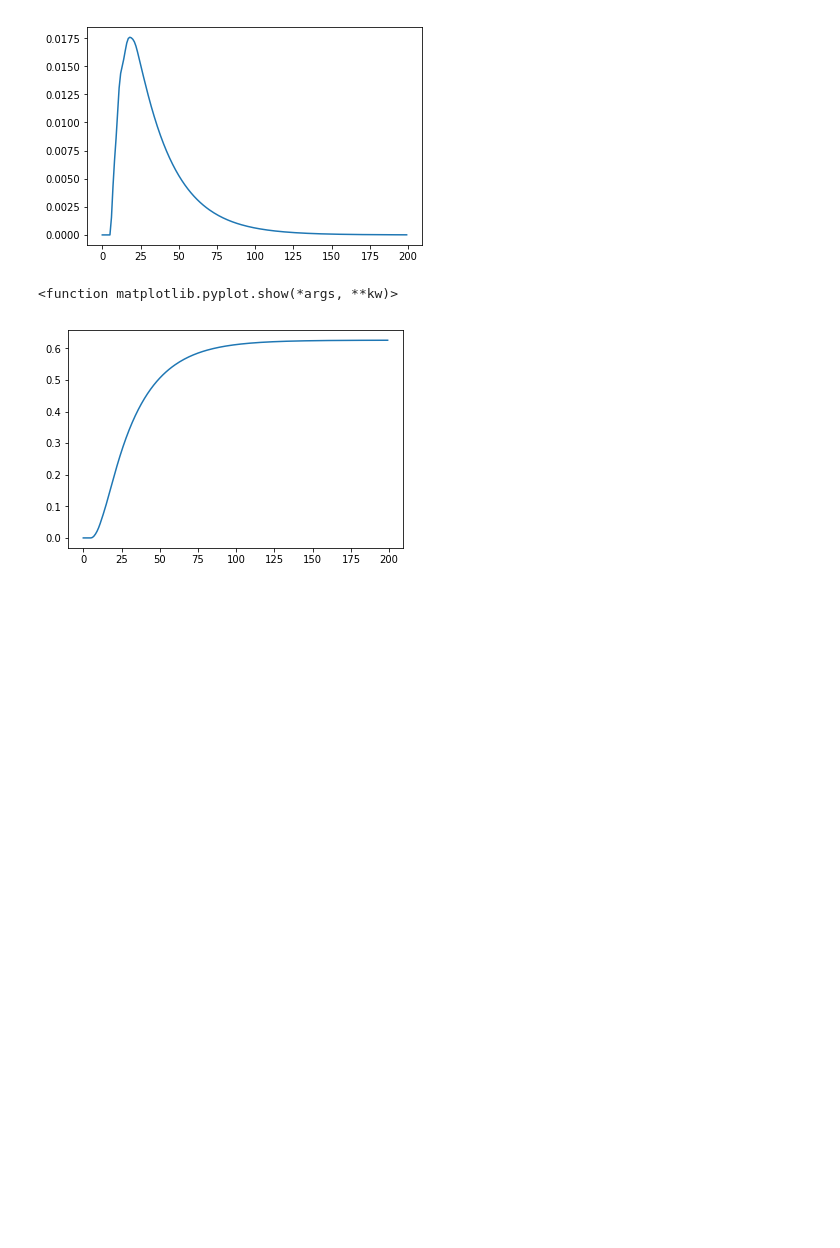
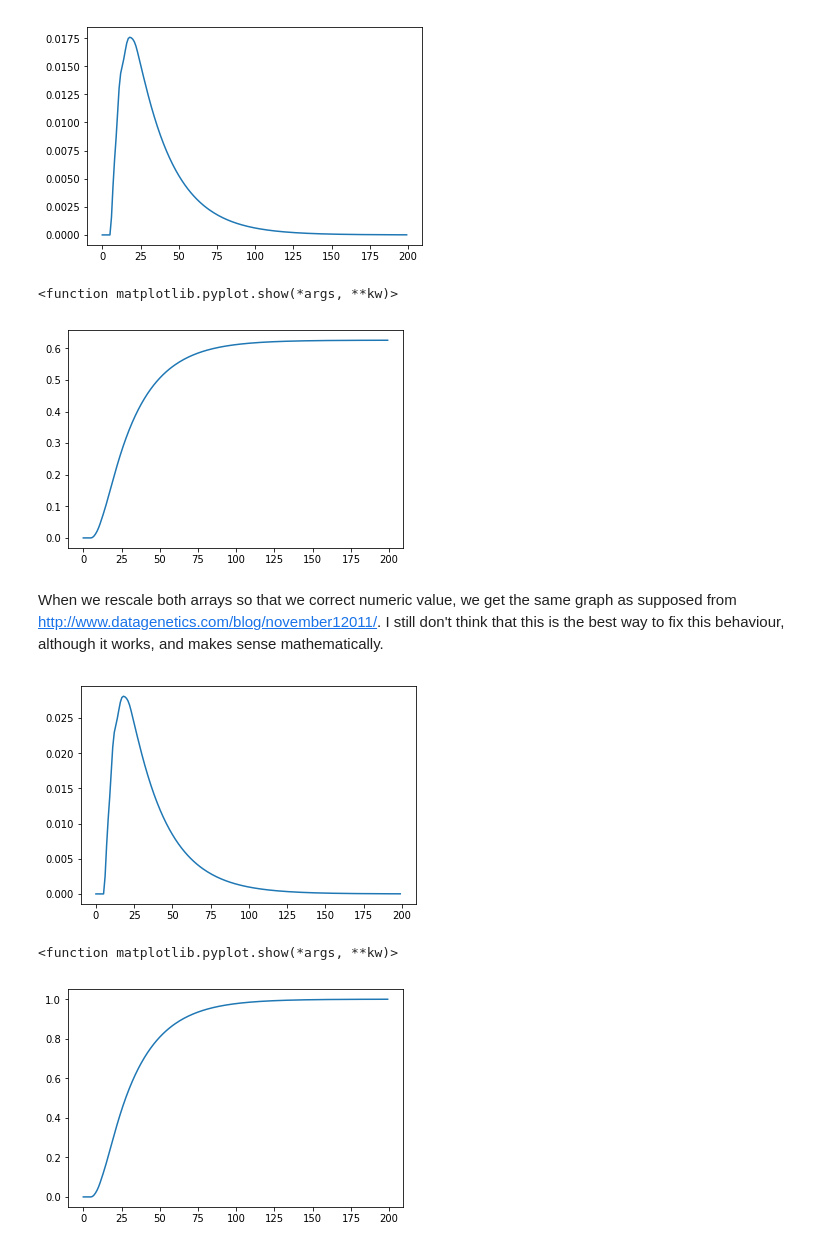
Before and after one commit to felipetanios/ie509, a Jupyter notebook: trabalho1.ipynb, the cells around one changed output. Cells and saved outputs as stored; diff of their text form; code cells hidden in the pictures; blank space fills up the shorter version.

Commit message:
trying to fix numeric error

```diff
--- a/trabalho1.ipynb
+++ b/trabalho1.ipynb
@@ -62,9 +62,9 @@ for i in range(len(results)):
 
         if i == 0:
             if j < dice:
-                results[i][j] = 1/dice
+                results[i][j] = (1.0/dice)
         if i > 0:
-            results[i][j] += sum([(1/dice)*results[i-1][j-(k+1)] for k in range(dice) if j-(k+1)>=0])
+            results[i][j] += np.sum([(1.0/dice)*results[i-1][j-(k+1)] for k in range(dice) if 0<=j-(k+1)<100])
 
         #the jumping part
         if j+1 in mobility_dict.keys():
@@ -105,3 +107,17 @@ plt.show
 [figure]
 <function matplotlib.pyplot.show(*args, **kw)>
 [figure]
+# %% [markdown]
+When we rescale both arrays so that we correct numeric value, we get the same graph as supposed from http://www.datagenetics.com/blog/november12011/.
+I still don't think that this is the best way to fix this behaviour, although it works, and makes sense mathematically.
+# %%
+chance_to_win = chance_to_win/np.amax(cumulative_chance)
+cumulative_chance = cumulative_chance/np.amax(cumulative_chance)
+plt.plot(chance_to_win)
+plt.show()
+plt.plot(cumulative_chance)
+plt.show
+# %% [output]
+[figure, added]
+<function matplotlib.pyplot.show(*args, **kw)>
+[figure, added]
```
Also changed, not shown: parts of 2 cells of this notebook.
